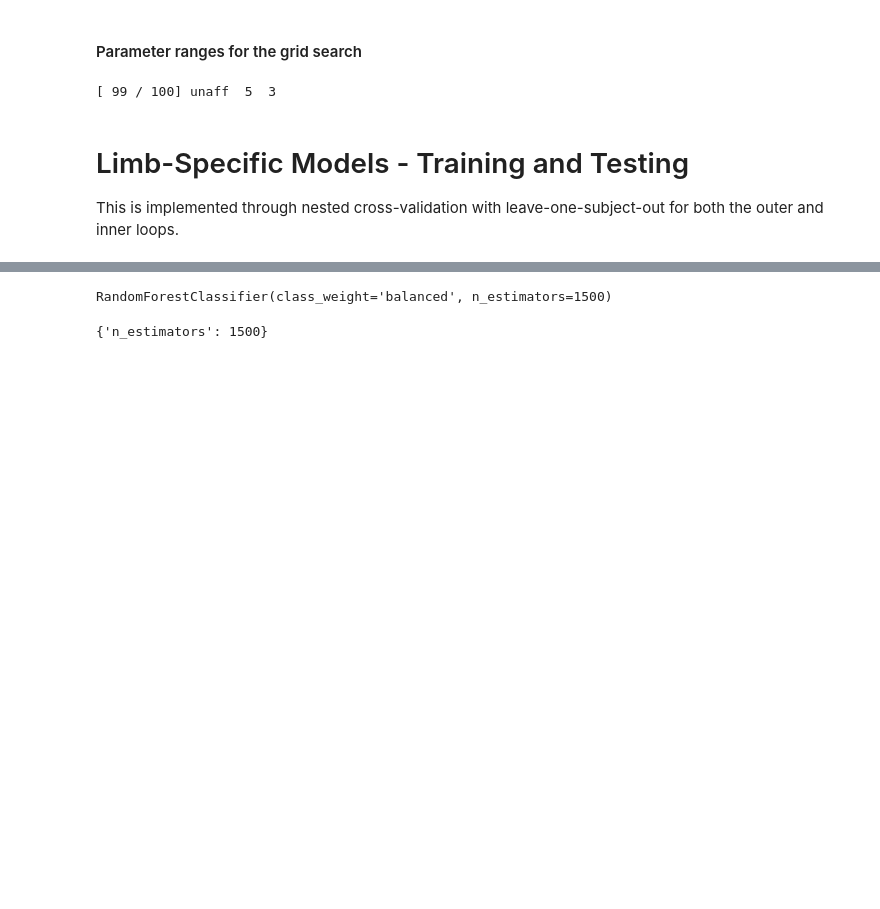
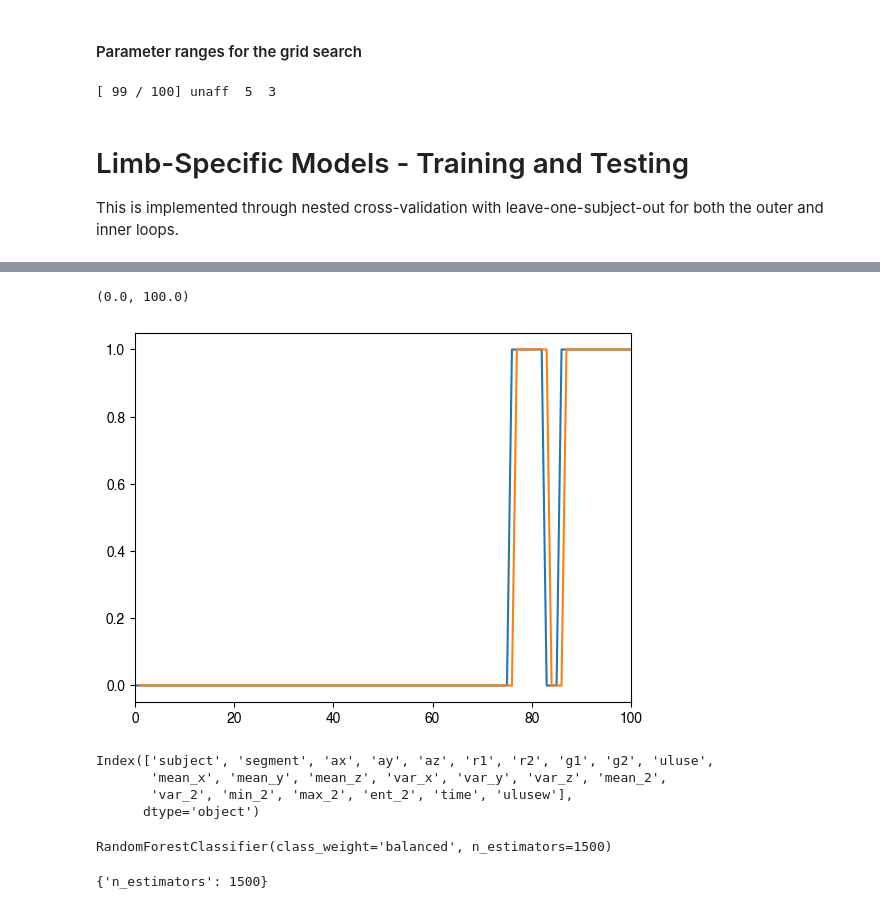
Before and after one commit to siva82kb/uluse_with_output_feedback, a Jupyter notebook: notebooks/01-rf-feedback-intersubject.ipynb, the cells around one changed output, grey strips where cells are left out. Saved outputs shown, nothing was run; the diff lists cells and outputs as text; code cells hidden in the pictures; blank space fills up the shorter version.

```diff
--- a/notebooks/01-rf-feedback-intersubject.ipynb
+++ b/notebooks/01-rf-feedback-intersubject.ipynb
@@ -266,0 +334,13 @@ outcol = ['ulusew']
+# %%
+plt.plot(segdf['out'].values)
+plt.plot(segdf['out'].shift(_nout + 1).values)
+# %% [output]
+(0.0, 100.0)
+[figure, added]
+# %%
+limbdf.columns
+# %% [output]
+Index(['subject', 'segment', 'ax', 'ay', 'az', 'r1', 'r2', 'g1', 'g2', 'uluse',
+       'mean_x', 'mean_y', 'mean_z', 'var_x', 'var_y', 'var_z', 'mean_2',
+       'var_2', 'min_2', 'max_2', 'ent_2', 'time', 'ulusew'],
+      dtype='object')
```
Also changed, not shown: parts of 13 cells of this notebook, 2 other files.
